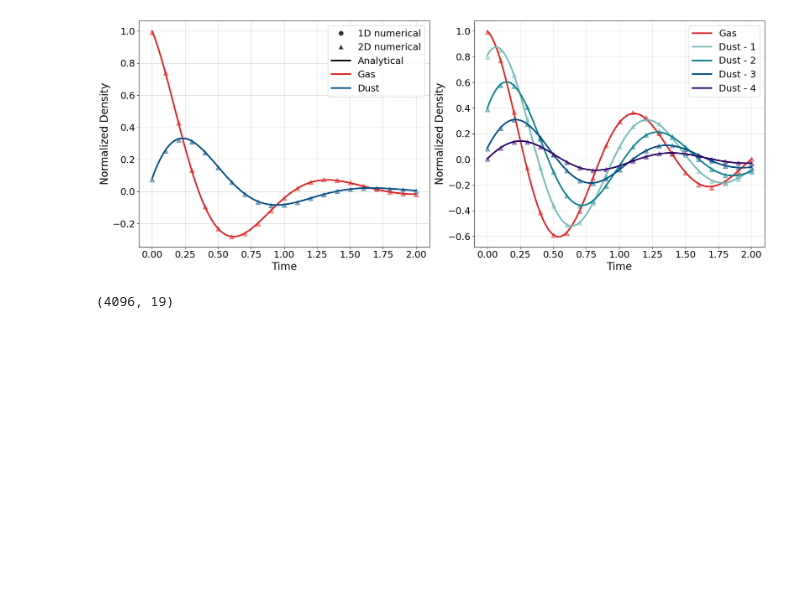
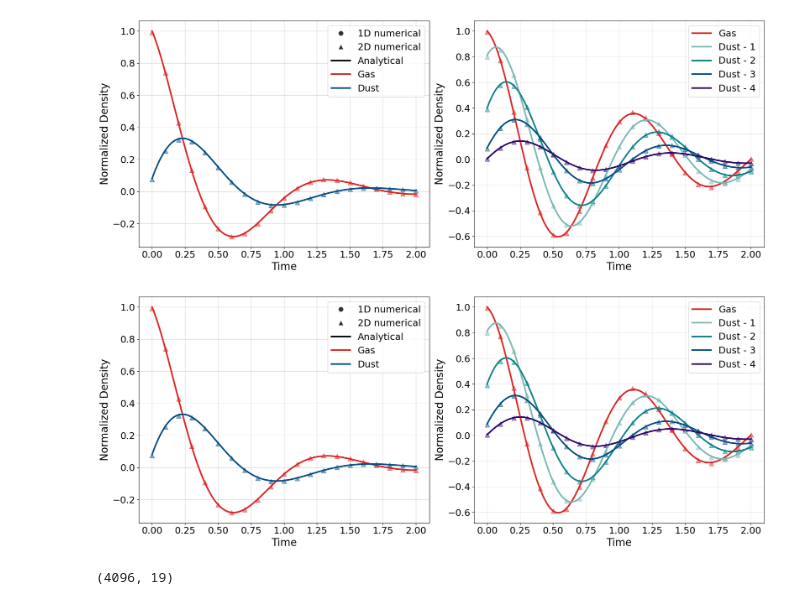
Before and after one commit to Giovanni-Tedeschi/pigpen, a Jupyter notebook: tests.ipynb, the cells around one changed output. Drawn from its saved outputs; the diff is of its cells as text; code cells hidden in the pictures; blank space fills up the shorter version.

```diff
--- a/tests.ipynb
+++ b/tests.ipynb
@@ -48,6 +49,26 @@ class Param:
             for key in self.values.keys():
                 val = self.values[key]
                 f.write(f"{key}: {val:<22}\n")
+
+
+def read_output_hdf5(filepath):
+    """
+    Read a pigpen HDF5 output file.
+    Returns a dict of field_name -> np.ndarray, plus 't' and 'k_snap'.
+    """
+    data = {}
+    with h5py.File(filepath, 'r') as f:
+        for name in f['fields']:
+            data[name] = f['fields'][name][:]
+        if 'mass_grid' in f:
+            data['mass_grid'] = f['mass_grid'][:]
+        if 'coords' in f:
+            for name in f['coords']:
+                data[name] = f['coords'][name][:]
+        if 'params' in f:
+            data['t']      = f['params'].attrs['t']
+            data['k_snap'] = f['params'].attrs['k_snap']
+    return data
 # %% [markdown]
 # DUSTYBOX
 # %%
@@ -367,6 +387,83 @@ axs[1].legend(handles=legend_elements, fontsize=18)
 fig.tight_layout()
 # %% [output]
 [figure]
+# %%
+def fit_wave_2D_hdf5(data, field_name, N, direction='y'):
+    """
+    For a 2D snapshot, average over the perpendicular direction
+    and fit the wave along the propagation direction.
+    field_name: key in the HDF5 data dict (e.g. 'gas_rho', 'dust_rho_1')
+    """
+    arr = data[field_name].ravel()
+    if direction == 'x':
+        field = arr.reshape((N, N)).mean(axis=0)
+    elif direction == 'y':
+        field = arr.reshape((N, N)).mean(axis=1)
+    x = np.linspace(0, 1, N)
+    popt, _ = curve_fit(wave, x, field, maxfev=int(1e5))
+    return popt[1] / popt[0]
+
+fig, axs = plt.subplots(1, 2, figsize=(18, 7))
+N2D = 64
+
+fields_A_2D = ['gas_rho', 'dust_rho_1']
+fields_B_2D = ['gas_rho', 'dust_rho_1', 'dust_rho_2', 'dust_rho_3', 'dust_rho_4']
+
+colors_A = ['#DC2525', '#065084']
+colors_B = ['#DC2525', '#78B9B5', '#0F828C', '#065084', '#320A6B']
+
+data_sol = np.loadtxt("solutions/wave_damping_A.txt")
+axs[0].plot(data_sol[:,0], data_sol[:,1], lw=3, color='#DC2525')
+axs[0].plot(data_sol[:,0], data_sol[:,2], lw=3, color='#065084')
+
+for i in range(0, 21):
+    data = read_output_hdf5("%s/DUSTYWAVE/output_A_2D/DHD/%d.h5" % (test_folder, i))
+    for field, color in zip(fields_A_2D, colors_A):
+        axs[0].scatter(data['t'], fit_wave_2D_hdf5(data, field, N2D, direction='y'),
+                       color=color, alpha=0.5, s=80, marker='^')
+
+axs[0].set_ylabel("Normalized Density", fontsize=20)
+axs[0].set_xlabel("Time", fontsize=20)
+axs[0].grid(alpha=0.5)
+
+data_sol = np.loadtxt("solutions/wave_damping_B.txt")
+for col_sol, color in zip(range(1, 6), colors_B):
+    axs[1].plot(data_sol[:,0], data_sol[:,col_sol], lw=3, color=color)
+
+for i in range(0, 21):
+    data = read_output_hdf5("%s/DUSTYWAVE/output_B_2D/DHD/%d.h5" % (test_folder, i))
+    for field, color in zip(fields_B_2D, colors_B):
+        axs[1].scatter(data['t'], fit_wave_2D_hdf5(data, field, N2D, direction='y'),
+                       color=color, alpha=0.5, s=80, marker='^')
+
+axs[1].set_ylabel("Normalized Density", fontsize=20)
+axs[1].set_xlabel("Time", fontsize=20)
+axs[1].grid(alpha=0.3)
+
+for ax in axs:
+    ax.tick_params(labelsize=18)
+
+legend_elements = [
+    Line2D([0], [0], marker='o', color='w', label='1D numerical', markerfacecolor='black', alpha=0.8, markersize=10),
+    Line2D([0], [0], marker='^', color='w', label='2D numerical', markerfacecolor='black', alpha=0.8, markersize=10),
+    Line2D([0], [0], color='black', label='Analytical', lw=3),
+    Line2D([0], [0], color='#DC2525', lw=3, label="Gas"),
+    Line2D([0], [0], color='#065084', lw=3, label="Dust"),
+]
+axs[0].legend(handles=legend_elements, fontsize=18)
+
+legend_elements = [
+    Line2D([0], [0], color='#DC2525', lw=3, label="Gas"),
+    Line2D([0], [0], color='#78B9B5', lw=3, label="Dust - 1"),
+    Line2D([0], [0], color='#0F828C', lw=3, label="Dust - 2"),
+    Line2D([0], [0], color='#065084', lw=3, label="Dust - 3"),
+    Line2D([0], [0], color='#320A6B', lw=3, label="Dust - 4"),
+]
+axs[1].legend(handles=legend_elements, fontsize=18)
+
+fig.tight_layout()
+# %% [output]
+[figure, added]
 # %%
 data = np.loadtxt("%s/DUSTYWAVE/output_B/DHD/%d.txt"%(test_folder,2))
 print(data.shape)
```
Also changed, not shown: parts of 2 cells of this notebook, 49 other files.
